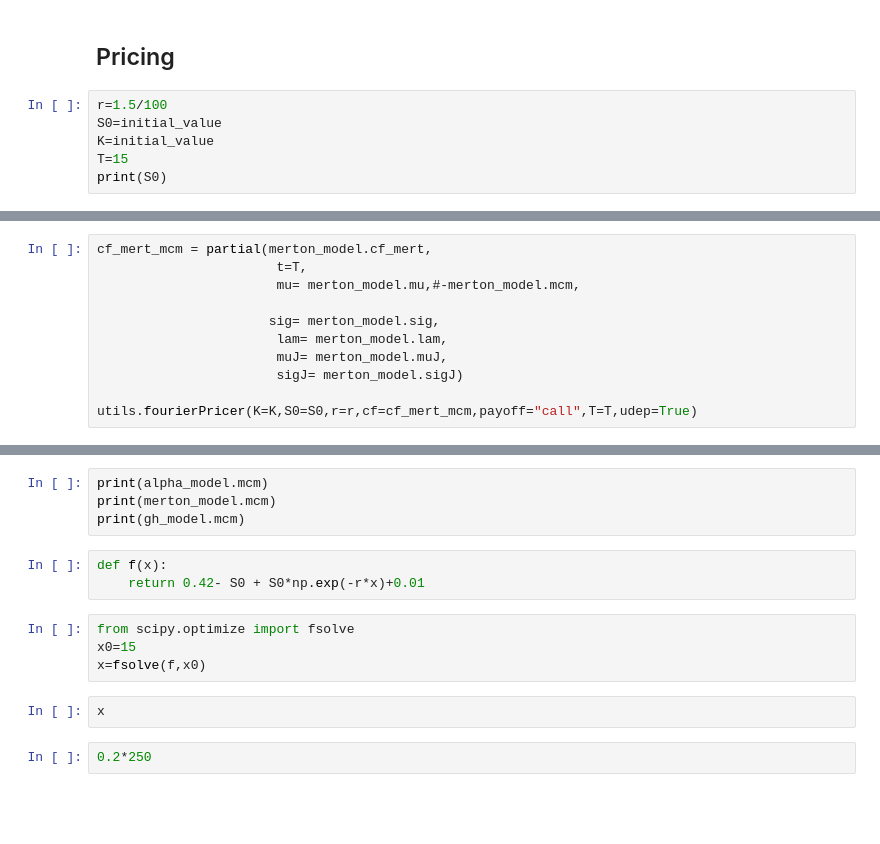
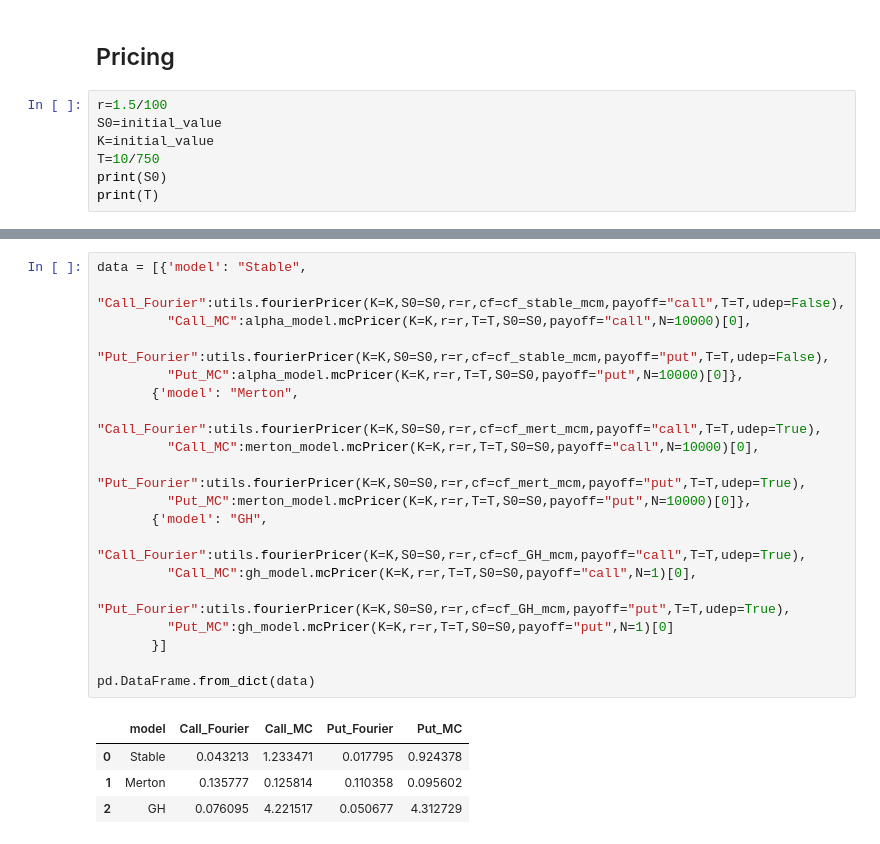
Before and after one commit to IGRDA/TFM, a Jupyter notebook: TFM_INAKI.ipynb, the cells around one changed output, grey strips where cells are left out. Saved outputs shown, nothing was run; the diff lists cells and outputs as text; blank space fills up the shorter version.

```diff
--- a/TFM_INAKI.ipynb
+++ b/TFM_INAKI.ipynb
@@ -216,5 +225,6 @@ pd.DataFrame({"Merton":merton_model.aic,"GH":gh_model.aic,"Alpha-Stable":alpha_m
 r=1.5/100
 S0=initial_value
 K=initial_value
-T=15
+T=10/750
 print(S0)
+print(T)
@@ -242,11 +266,0 @@ utils.fourierPricer(K=K,S0=S0,r=r,cf=cf_stable_mcm,payoff="put",T=T,udep=False)
-# %%
-cf_mert_mcm = partial(merton_model.cf_mert,
-                       t=T,
-                       mu= merton_model.mu,#-merton_model.mcm,
-
-                      sig= merton_model.sig,
-                       lam= merton_model.lam,
-                       muJ= merton_model.muJ,
-                       sigJ= merton_model.sigJ)
-
-utils.fourierPricer(K=K,S0=S0,r=r,cf=cf_mert_mcm,payoff="call",T=T,udep=True)
@@ -285,15 +267,24 @@ print("Monte carlo call: value={},std={}".format(call_mc[0],call_mc[1]))
-# %%
-print(alpha_model.mcm)
-print(merton_model.mcm)
-print(gh_model.mcm)
-# %%
-def f(x):
-    return 0.42- S0 + S0*np.exp(-r*x)+0.01
-# %%
-from scipy.optimize import fsolve
-x0=15
-x=fsolve(f,x0)
-# %%
-x
-# %%
-0.2*250
+# %%
+data = [{'model': "Stable",
+         "Call_Fourier":utils.fourierPricer(K=K,S0=S0,r=r,cf=cf_stable_mcm,payoff="call",T=T,udep=False),
+         "Call_MC":alpha_model.mcPricer(K=K,r=r,T=T,S0=S0,payoff="call",N=10000)[0],
+         "Put_Fourier":utils.fourierPricer(K=K,S0=S0,r=r,cf=cf_stable_mcm,payoff="put",T=T,udep=False),
+         "Put_MC":alpha_model.mcPricer(K=K,r=r,T=T,S0=S0,payoff="put",N=10000)[0]},
+       {'model': "Merton",
+         "Call_Fourier":utils.fourierPricer(K=K,S0=S0,r=r,cf=cf_mert_mcm,payoff="call",T=T,udep=True),
+         "Call_MC":merton_model.mcPricer(K=K,r=r,T=T,S0=S0,payoff="call",N=10000)[0],
+         "Put_Fourier":utils.fourierPricer(K=K,S0=S0,r=r,cf=cf_mert_mcm,payoff="put",T=T,udep=True),
+         "Put_MC":merton_model.mcPricer(K=K,r=r,T=T,S0=S0,payoff="put",N=10000)[0]},
+       {'model': "GH",
+         "Call_Fourier":utils.fourierPricer(K=K,S0=S0,r=r,cf=cf_GH_mcm,payoff="call",T=T,udep=True),
+         "Call_MC":gh_model.mcPricer(K=K,r=r,T=T,S0=S0,payoff="call",N=1)[0],
+         "Put_Fourier":utils.fourierPricer(K=K,S0=S0,r=r,cf=cf_GH_mcm,payoff="put",T=T,udep=True),
+         "Put_MC":gh_model.mcPricer(K=K,r=r,T=T,S0=S0,payoff="put",N=1)[0]
+       }]
+
+pd.DataFrame.from_dict(data)
+# %% [output]
+|  | model | Call_Fourier | Call_MC | Put_Fourier | Put_MC |
+| 0 | Stable | 0.043213 | 1.233471 | 0.017795 | 0.924378 |
+| 1 | Merton | 0.135777 | 0.125814 | 0.110358 | 0.095602 |
+| 2 | GH | 0.076095 | 4.221517 | 0.050677 | 4.312729 |
```
Also changed, not shown: parts of 24 cells of this notebook, 4 other files.
